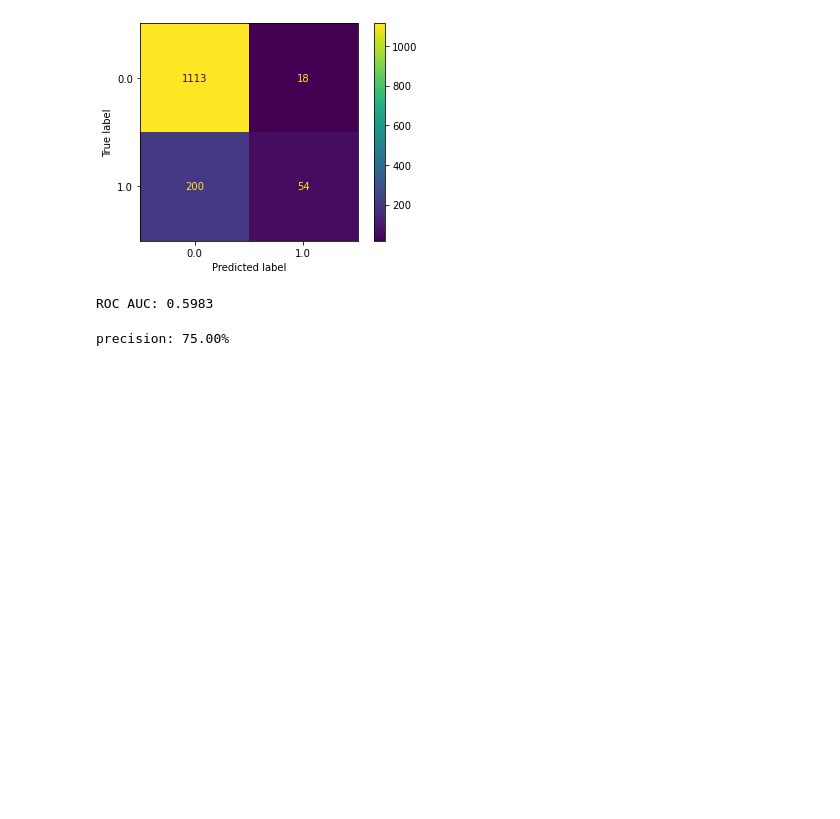
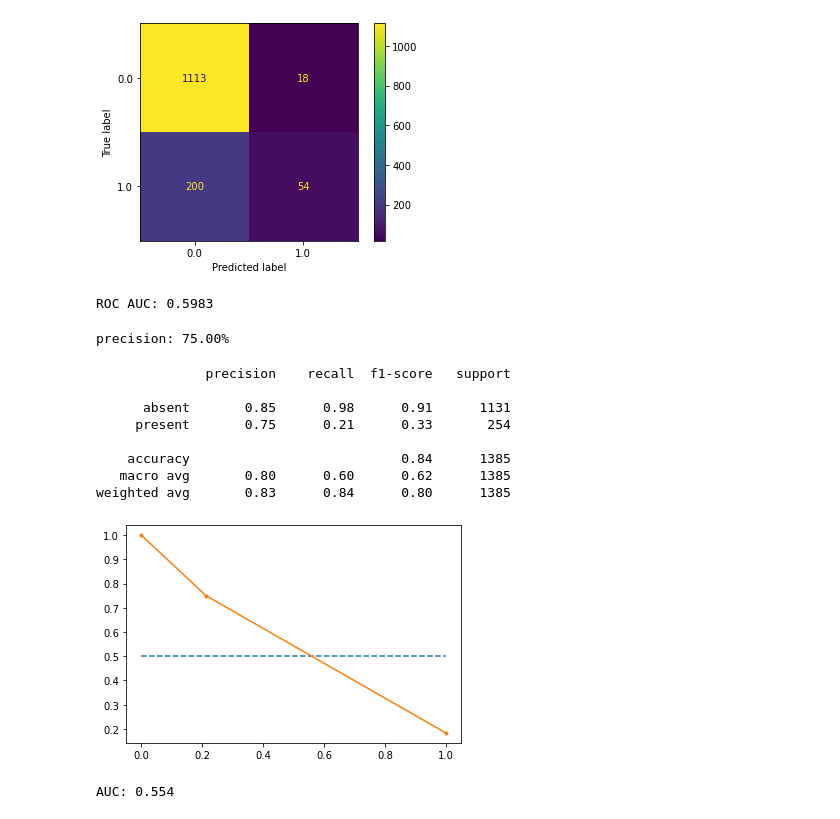
Before and after one commit to eccemerrin/Heart-Murmurs, a Jupyter notebook: TV/classification of TV-XGBoost-with smaller threshold.ipynb, the cells around one changed output. Cells and saved outputs as stored; diff of their text form; code cells hidden in the pictures; blank space fills up the shorter version.

```diff
--- a/TV/classification of TV-XGBoost-with smaller threshold.ipynb
+++ b/TV/classification of TV-XGBoost-with smaller threshold.ipynb
@@ -117,3 +117,24 @@ precision = precision_score(y_valid_, yhat, average = 'binary')
 print("precision: %.2f%%" % (precision * 100.0))
 # %% [output]
 precision: 75.00%
+# %%
+names =["absent", "present"]
+print(classification_report(y_valid_, yhat, target_names = names))
+
+precision, recall, thresholds = precision_recall_curve(y_valid_, yhat)
+auc_score = auc(recall, precision)
+plt.plot([0, 1], [0.5, 0.5], linestyle='--')
+plt.plot(recall, precision, marker='.')
+plt.show()
+print('AUC: %.3f' % auc_score)
+# %% [output]
+              precision    recall  f1-score   support
+
+      absent       0.85      0.98      0.91      1131
+     present       0.75      0.21      0.33       254
+
+    accuracy                           0.84      1385
+   macro avg       0.80      0.60      0.62      1385
+weighted avg       0.83      0.84      0.80      1385
+[figure, added]
+AUC: 0.554
```
Also changed, not shown: 5 other files.
